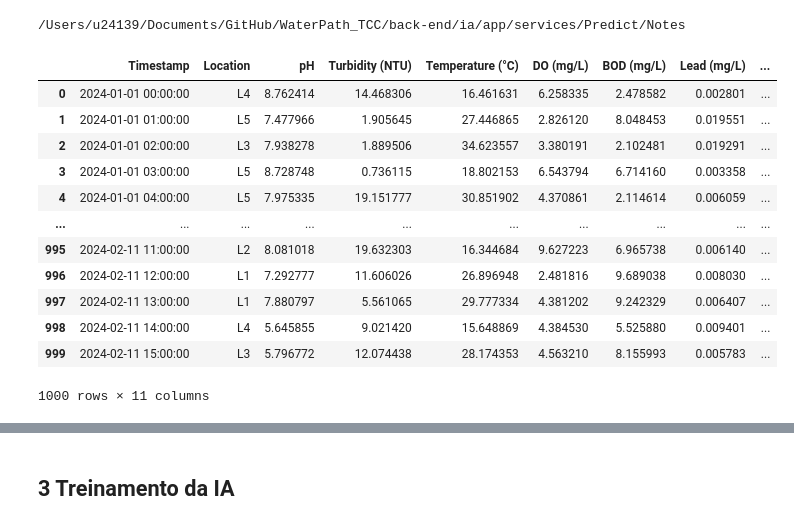
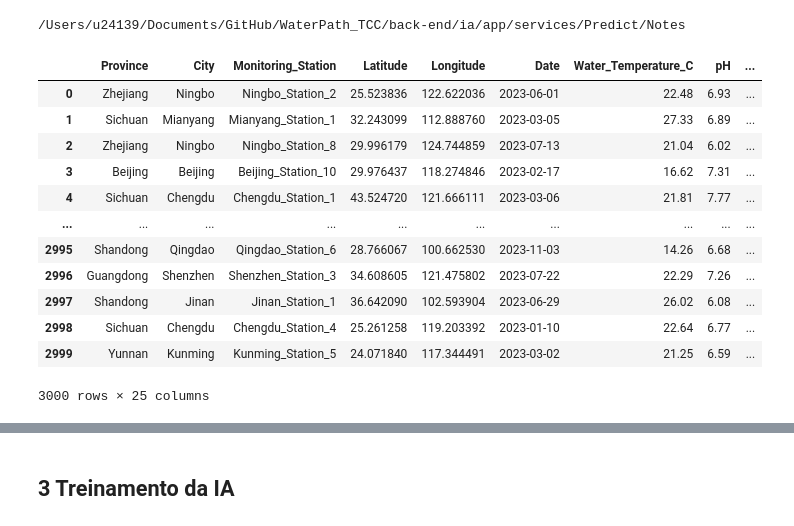
Before and after one commit to cc24139/WaterPath_TCC, a Jupyter notebook: back-end/ia/app/services/Predict/Notes/trainIA.ipynb, the cells around one changed output, grey strips where cells are left out. Saved outputs shown, nothing was run; the diff lists cells and outputs as text; code cells hidden in the pictures.

Commit message:
Modelo treinado com dataset chines
Fonte: https://www.kaggle.com/datasets/khushikyad001/china-water-pollution-monitoring-dataset

```diff
--- a/back-end/ia/app/services/Predict/Notes/trainIA.ipynb
+++ b/back-end/ia/app/services/Predict/Notes/trainIA.ipynb
@@ -36,22 +36,22 @@ print(os.getcwd())
 # %% [output]
 /Users/u24139/Documents/GitHub/WaterPath_TCC/back-end/ia/app/services/Predict/Notes
 # %%
-data = pd.read_csv(os.getcwd()+"/station/Water_Quality_Dataset.csv",low_memory=True)
+data = pd.read_csv(os.getcwd()+"/station/china_water_pollution_data.csv",low_memory=True)
 df = pd.DataFrame(data)
 df
 # %% [output]
-|  | Timestamp | Location | pH | Turbidity (NTU) | Temperature (°C) | DO (mg/L) | BOD (mg/L) | Lead (mg/L) | ... |
-| 0 | 2024-01-01 00:00:00 | L4 | 8.762414 | 14.468306 | 16.461631 | 6.258335 | 2.478582 | 0.002801 | ... |
-| 1 | 2024-01-01 01:00:00 | L5 | 7.477966 | 1.905645 | 27.446865 | 2.826120 | 8.048453 | 0.019551 | ... |
-| 2 | 2024-01-01 02:00:00 | L3 | 7.938278 | 1.889506 | 34.623557 | 3.380191 | 2.102481 | 0.019291 | ... |
-| 3 | 2024-01-01 03:00:00 | L5 | 8.728748 | 0.736115 | 18.802153 | 6.543794 | 6.714160 | 0.003358 | ... |
-| 4 | 2024-01-01 04:00:00 | L5 | 7.975335 | 19.151777 | 30.851902 | 4.370861 | 2.114614 | 0.006059 | ... |
+|  | Province | City | Monitoring_Station | Latitude | Longitude | Date | Water_Temperature_C | pH | ... |
+| 0 | Zhejiang | Ningbo | Ningbo_Station_2 | 25.523836 | 122.622036 | 2023-06-01 | 22.48 | 6.93 | ... |
+| 1 | Sichuan | Mianyang | Mianyang_Station_1 | 32.243099 | 112.888760 | 2023-03-05 | 27.33 | 6.89 | ... |
+| 2 | Zhejiang | Ningbo | Ningbo_Station_8 | 29.996179 | 124.744859 | 2023-07-13 | 21.04 | 6.02 | ... |
+| 3 | Beijing | Beijing | Beijing_Station_10 | 29.976437 | 118.274846 | 2023-02-17 | 16.62 | 7.31 | ... |
+| 4 | Sichuan | Chengdu | Chengdu_Station_1 | 43.524720 | 121.666111 | 2023-03-06 | 21.81 | 7.77 | ... |
 | ... | ... | ... | ... | ... | ... | ... | ... | ... | ... |
-| 995 | 2024-02-11 11:00:00 | L2 | 8.081018 | 19.632303 | 16.344684 | 9.627223 | 6.965738 | 0.006140 | ... |
-| 996 | 2024-02-11 12:00:00 | L1 | 7.292777 | 11.606026 | 26.896948 | 2.481816 | 9.689038 | 0.008030 | ... |
-| 997 | 2024-02-11 13:00:00 | L1 | 7.880797 | 5.561065 | 29.777334 | 4.381202 | 9.242329 | 0.006407 | ... |
-| 998 | 2024-02-11 14:00:00 | L4 | 5.645855 | 9.021420 | 15.648869 | 4.384530 | 5.525880 | 0.009401 | ... |
-| 999 | 2024-02-11 15:00:00 | L3 | 5.796772 | 12.074438 | 28.174353 | 4.563210 | 8.155993 | 0.005783 | ... |
+| 2995 | Shandong | Qingdao | Qingdao_Station_6 | 28.766067 | 100.662530 | 2023-11-03 | 14.26 | 6.68 | ... |
+| 2996 | Guangdong | Shenzhen | Shenzhen_Station_3 | 34.608605 | 121.475802 | 2023-07-22 | 22.29 | 7.26 | ... |
+| 2997 | Shandong | Jinan | Jinan_Station_1 | 36.642090 | 102.593904 | 2023-06-29 | 26.02 | 6.08 | ... |
+| 2998 | Sichuan | Chengdu | Chengdu_Station_4 | 25.261258 | 119.203392 | 2023-01-10 | 22.64 | 6.77 | ... |
+| 2999 | Yunnan | Kunming | Kunming_Station_5 | 24.071840 | 117.344491 | 2023-03-02 | 21.25 | 6.59 | ... |
-1000 rows × 11 columns
+3000 rows × 25 columns
 # %%
 df.columns = df.columns.str.strip()
```
Also changed, not shown: parts of 8 cells of this notebook, 2 other files.
